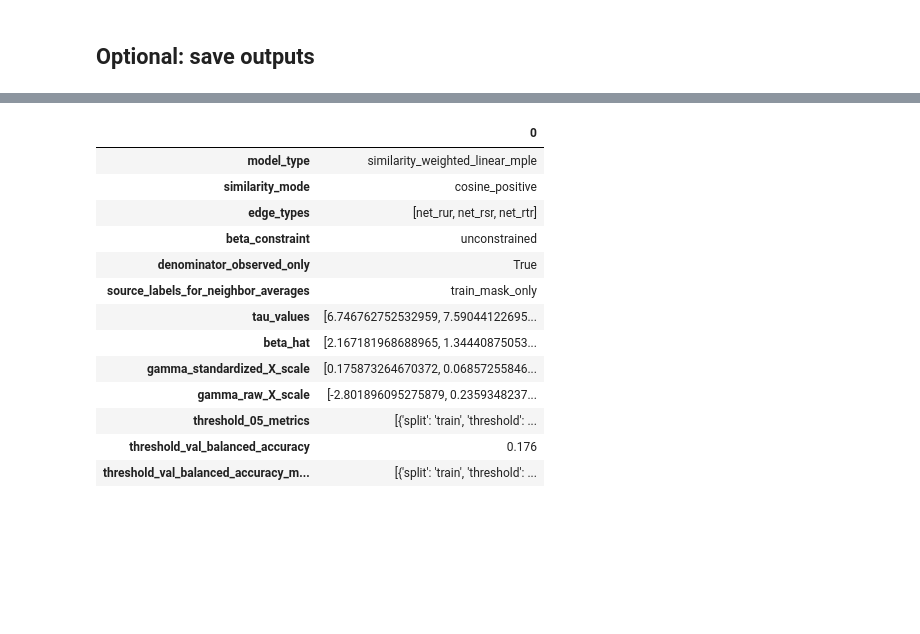
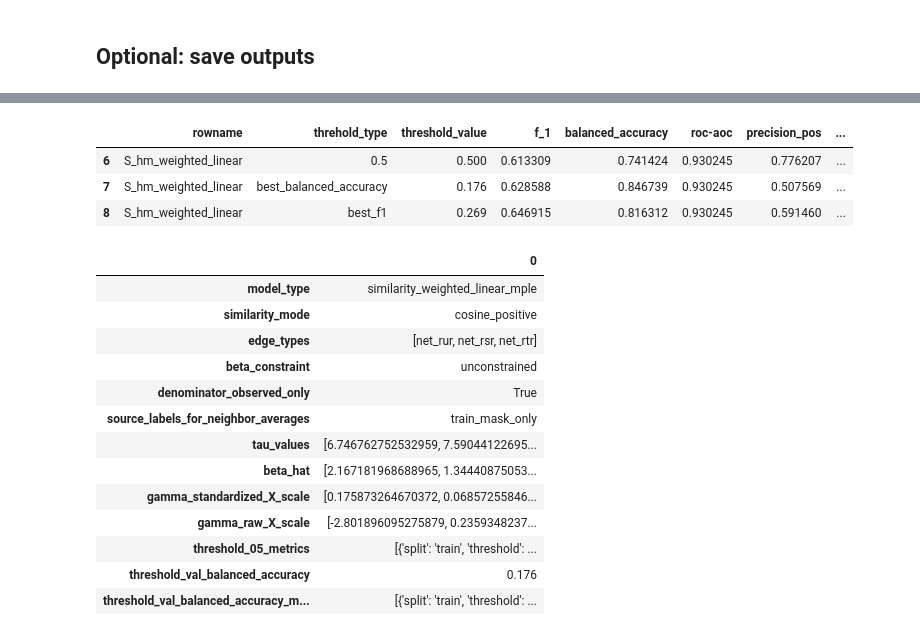
Before and after one commit to Sanchayan-Bhowal/BitcoinTransactionClassification, a Jupyter notebook: script/yelp/S_hm_weighted_linear.ipynb, the cells around one changed output, grey strips where cells are left out. Saved outputs shown, nothing was run; the diff lists cells and outputs as text; code cells hidden in the pictures; blank space fills up the shorter version.

```diff
--- a/script/yelp/S_hm_weighted_linear.ipynb
+++ b/script/yelp/S_hm_weighted_linear.ipynb
@@ -957,62 +957,74 @@ field_decomp_df.groupby("label")[[
 # %% [markdown]
 ## Optional: save outputs
 # %%
-# Edit ROW_NAME before running if you want a custom label in the CSV.
+# Edit ROWNAME before running if you want a custom label in the CSV.
 from pathlib import Path
 
-ROW_NAME = "S_hm_weighted_linear"
+ROWNAME = "S_hm_weighted_linear"
 
 # For Colab, set SAVE_TO_GOOGLE_DRIVE=True and edit GOOGLE_DRIVE_METRICS_CSV_PATH.
-SAVE_TO_GOOGLE_DRIVE = False
-GOOGLE_DRIVE_METRICS_CSV_PATH = "/content/drive/MyDrive/yelp_s_metrics.csv"
+SAVE_TO_GOOGLE_DRIVE = True
+GOOGLE_DRIVE_METRICS_CSV_PATH = "/content/drive/MyDrive/yelp_metrics.csv"
 
 if SAVE_TO_GOOGLE_DRIVE:
     from google.colab import drive
     drive.mount("/content/drive")
     METRICS_CSV_PATH = Path(GOOGLE_DRIVE_METRICS_CSV_PATH)
 else:
-    METRICS_CSV_PATH = Path("script/yelp/yelp_s_metrics.csv") if Path("script/yelp").exists() else Path("yelp_s_metrics.csv")
+    METRICS_CSV_PATH = Path("script/yelp/yelp_metrics.csv") if Path("script/yelp").exists() else Path("yelp_metrics.csv")
 
 
-def append_test_metric_row(row_name, metric_frames, extra_metadata, csv_path=METRICS_CSV_PATH):
+OUTPUT_COLUMNS = [
+    "rowname",
+    "threhold_type",
+    "threshold_value",
+    "f_1",
+    "balanced_accuracy",
+    "roc-aoc",
+    "precision_pos",
+    "recall_pos",
+]
+
+
+def append_test_metric_rows(rowname, threshold_frames, csv_path=METRICS_CSV_PATH):
     csv_path = Path(csv_path)
-    row = {"row_name": row_name, **extra_metadata}
+    rows = []
 
-    for metric_set, frame in metric_frames.items():
+    for threshold_type, frame in threshold_frames.items():
         test_rows = frame.loc[frame["split"].astype(str).str.lower().eq("test")]
         if test_rows.empty:
-            raise ValueError(f"No test split found in {metric_set}")
+            raise ValueError(f"No test split found in {threshold_type}")
 
         test_row = test_rows.iloc[0]
-        prefix = metric_set.replace(".", "_")
-        for column, value in test_row.items():
-            if column == "split":
-                continue
-            row[f"{prefix}_{column}"] = value
+        rows.append({
+            "rowname": rowname,
+            "threhold_type": threshold_type,
+            "threshold_value": test_row["threshold"],
+            "f_1": test_row["f1_pos"],
+            "balanced_accuracy": test_row["balanced_accuracy"],
+            "roc-aoc": test_row["roc_auc"],
+            "precision_pos": test_row["precision_pos"],
+            "recall_pos": test_row["recall_pos"],
+        })
 
-    saved = pd.DataFrame([row])
+    saved = pd.DataFrame(rows, columns=OUTPUT_COLUMNS)
     csv_path.parent.mkdir(parents=True, exist_ok=True)
-    saved.to_csv(csv_path, mode="a", header=not csv_path.exists(), index=False)
-    print(f"Saved 1 test metric row to {csv_path}")
-    return saved
+    if csv_path.exists():
+        existing = pd.read_csv(csv_path)
+        if list(existing.columns) == OUTPUT_COLUMNS:
+            saved = pd.concat([existing, saved], ignore_index=True)
+
+    saved.to_csv(csv_path, index=False)
+    print(f"Saved {len(rows)} test metric rows to {csv_path}")
+    return saved.tail(len(rows))
 
 
-metric_frames = {
-    "threshold_0.5": metrics_05,
-    "threshold_val_balanced_accuracy": metrics_val_balacc,
-    "threshold_val_f1": metrics_val_f1,
+threshold_frames = {
+    "0.5": metrics_05,
+    "best_balanced_accuracy": metrics_val_balacc,
+    "best_f1": metrics_val_f1,
 }
 
-run_metadata = {
-    "notebook": "S_hm_weighted_linear.ipynb",
-    "model_type": "similarity_weighted_linear_mple",
-    "similarity_mode": SIMILARITY_MODE,
-    "beta_constraint": BETA_CONSTRAINT,
-    "denominator_observed_only": DENOMINATOR_USES_ONLY_OBSERVED_LABELS,
-    "source_labels": "train_mask_only" if torch.equal(SOURCE_LABEL_MASK_FOR_NEIGHBOR_AVERAGES, train_mask) else "custom",
-    "selected_threshold_balanced_accuracy": best_t_balacc,
-    "selected_threshold_f1": best_t_f1,
-}
-
-saved_metric_row = append_test_metric_row(ROW_NAME, metric_frames, run_metadata)
-saved_metric_row
+saved_metric_rows = append_test_metric_rows(ROWNAME, threshold_frames)
+saved_metric_rows
+# %% [output]
@@ -1019,3 +1033,7 @@ saved_metric_row
+|  | rowname | threhold_type | threshold_value | f_1 | balanced_accuracy | roc-aoc | precision_pos | ... |
+| 6 | S_hm_weighted_linear | 0.5 | 0.500 | 0.613309 | 0.741424 | 0.930245 | 0.776207 | ... |
+| 7 | S_hm_weighted_linear | best_balanced_accuracy | 0.176 | 0.628588 | 0.846739 | 0.930245 | 0.507569 | ... |
+| 8 | S_hm_weighted_linear | best_f1 | 0.269 | 0.646915 | 0.816312 | 0.930245 | 0.591460 | ... |
 # %%
 results = {
     "model_type": "similarity_weighted_linear_mple",
```
Also changed, not shown: parts of 11 cells of this notebook, 7 other files.
